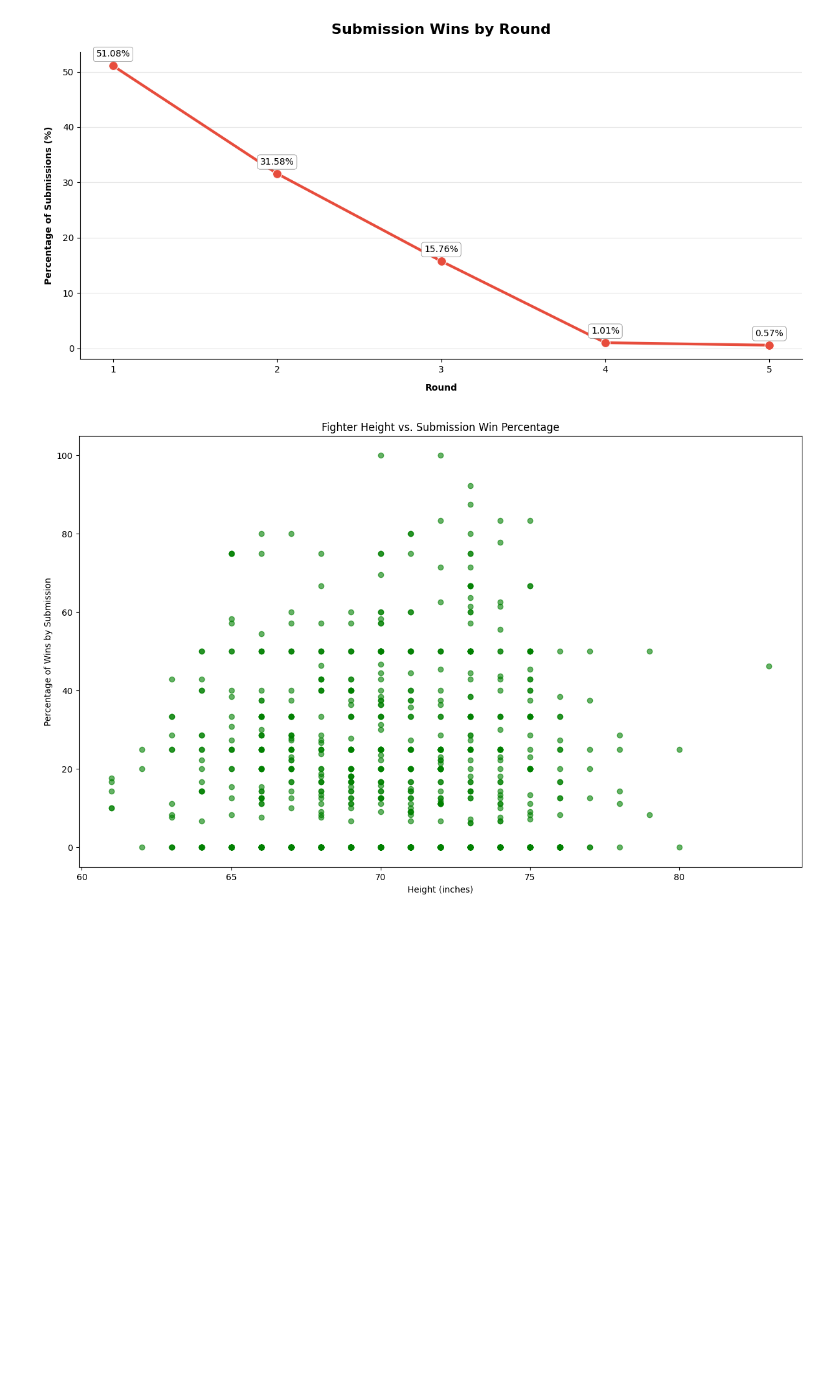
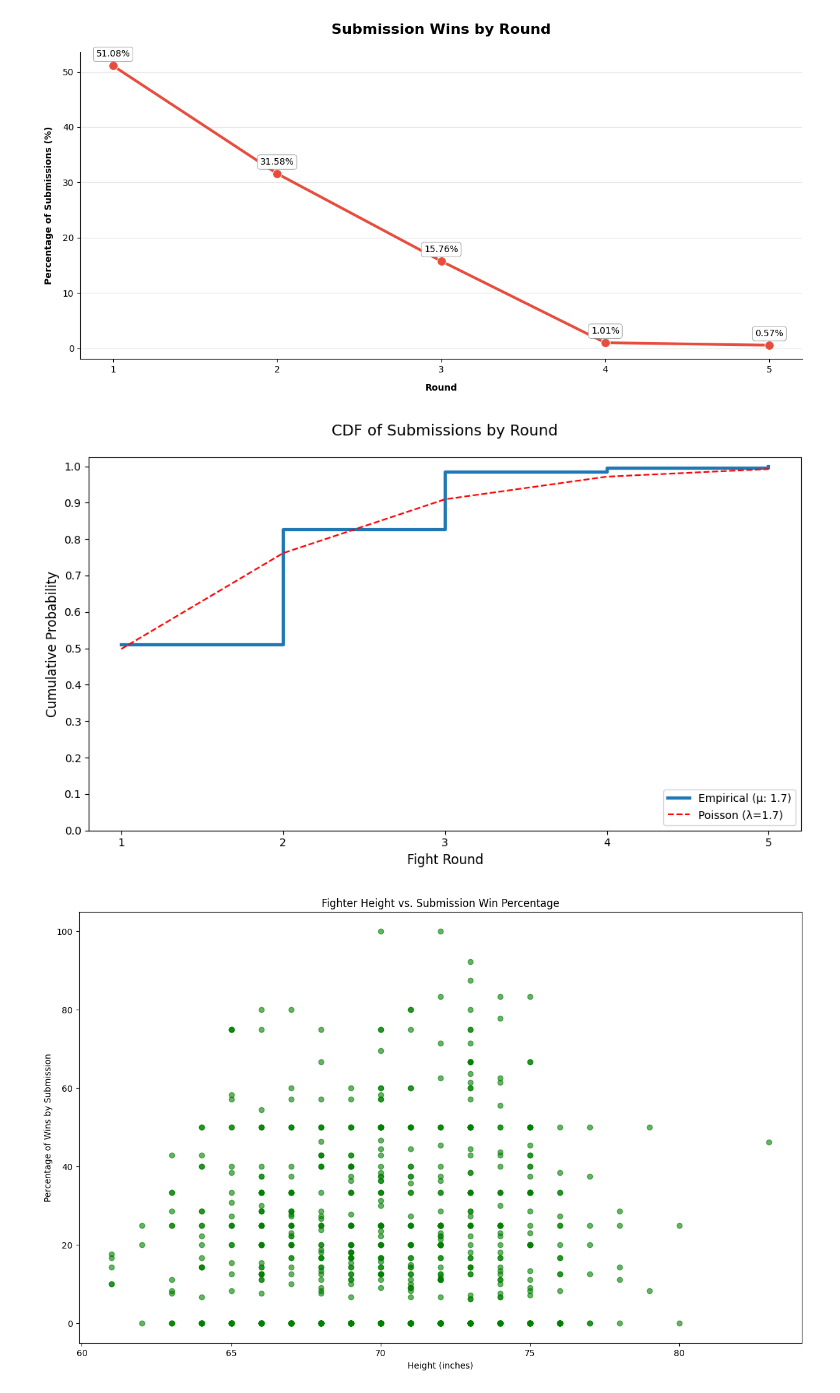
Before and after one commit to CadeMichael/TheUltimatePredictor, a Jupyter notebook: analysis/submission_visualizations.ipynb, the cells around one changed output. Cells and saved outputs as stored; diff of their text form; code cells hidden in the pictures; blank space fills up the shorter version.

```diff
--- a/analysis/submission_visualizations.ipynb
+++ b/analysis/submission_visualizations.ipynb
@@ -187,6 +187,52 @@ plt.tight_layout()
 plt.show()
 # %% [output]
 [figure]
+# %%
+# cdf of submissions by round
+round_counts = subs['end_round'].value_counts().sort_index()
+total_subs = round_counts.sum()
+
+# calculating the empirical CDF
+round_numbers = round_counts.index.values
+cumulative_subs = np.cumsum(round_counts.values)
+empirical_cdf = cumulative_subs / total_subs
+
+# fit the data with a poisson curve
+mu_round = np.mean(subs['end_round'])
+poisson_cdf = [stats.poisson.cdf(k, mu_round) for k in round_numbers]
+
+# plot
+plt.figure(figsize=(10, 6))
+
+# plotting empirical CDF
+plt.step(
+    round_numbers,
+    empirical_cdf,
+    where='post',
+    label=f'Empirical (μ: {mu_round:.1f})',
+    linewidth=3,
+)
+
+# plot poisson fit
+plt.plot(
+    round_numbers,
+    poisson_cdf,
+    'r--',
+    label=f'Poisson (λ={mu_round:.1f})',
+)
+
+# format
+plt.xlabel('Fight Round', fontsize=12)
+plt.ylabel('Cumulative Probability', fontsize=12)
+plt.title('CDF of Submissions by Round', fontsize=14, pad=20)
+plt.xticks(np.arange(1, max(round_numbers)+1))
+plt.yticks(np.arange(0, 1.1, 0.1))
+plt.legend(loc='lower right')
+# plot
+plt.tight_layout()
+plt.show()
+# %% [output]
+[figure, added]
 # %%
 # scatter plot of percent of a fighter's wins being by submission and fighters height
 # - one thing that could skew this is that fighters in certain weightclasses have different average heights
```
Also changed, not shown: 3 other files.
